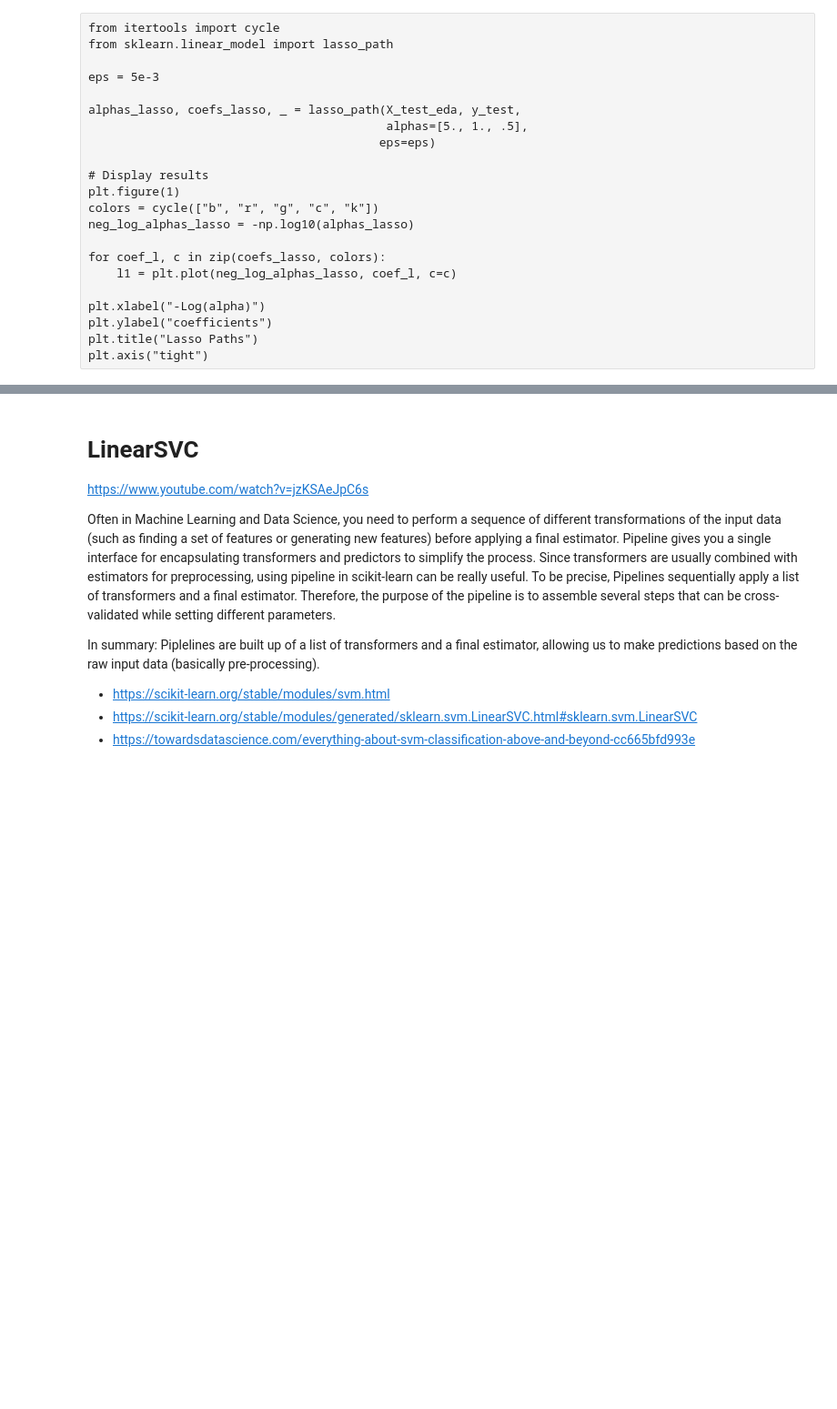
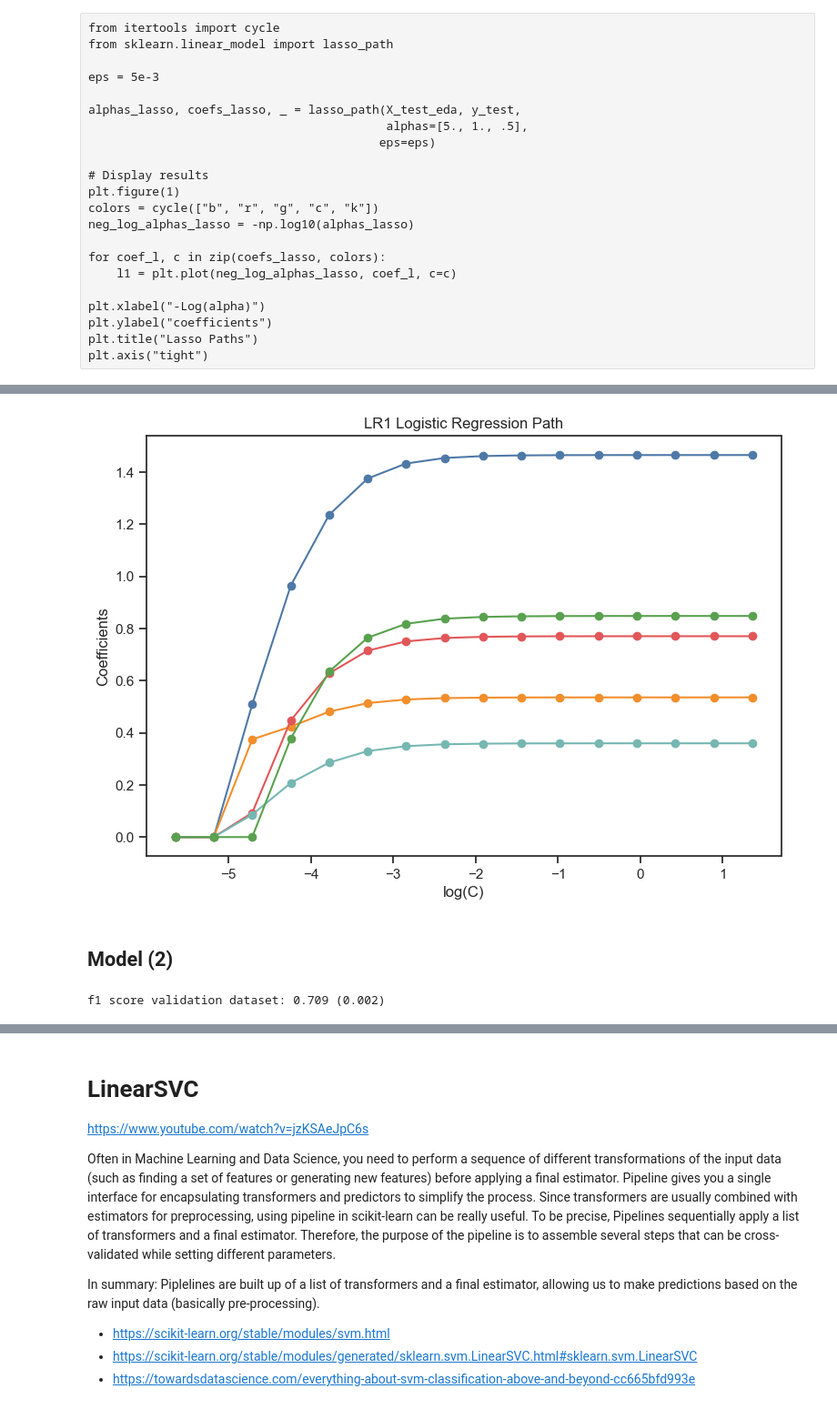
Before and after one commit to csastra/COVID-PNEUMONIA, a Jupyter notebook: 490465932_QBUS4934_Modeling.ipynb, the cells around one changed output, grey strips where cells are left out. Shown at 91% size. Cells and saved outputs as stored; diff of their text form; code cells hidden in the pictures; blank space fills up the shorter version.

```diff
--- a/490465932_QBUS4934_Modeling.ipynb
+++ b/490465932_QBUS4934_Modeling.ipynb
@@ -834,8 +889,8 @@ drop_features_lr = []
 # %%
-X_train_lr= X_train_eda1.drop(drop_features_lr, axis=1)
-X_test_lr= X_test_eda1.drop(drop_features_lr, axis=1)
+X_train_lr1= X_train_eda1.drop(drop_features_lr1, axis=1)
+X_test_lr1= X_test_eda1.drop(drop_features_lr1, axis=1)
 
-features_lrc = X_train_lr.columns
+features_lr1 = X_train_lr1.columns
 
-X_train_lr = scale.fit_transform(X_train_lr)
-X_test_lr = scale.transform(X_test_lr)
+X_train_lr1 = scale.fit_transform(X_train_lr1)
+X_test_lr1 = scale.transform(X_test_lr1)
@@ -841,0 +985,22 @@ X_test_lr = scale.transform(X_test_lr)
+# %%
+%%time
+
+cs = l1_min_c(X_train_lr1_test, y_train, loss="log") * np.logspace(0, 7, 16)
+
+clf = linear_model.LogisticRegression(
+    penalty="l1",
+    solver="saga",
+    tol=1e-4,
+    max_iter=int(1e4),
+    warm_start=True,
+    intercept_scaling=10000.0,
+    random_state=0
+)
+
+coefs_ = []
+for c in cs:
+    clf.set_params(C=c)
+    clf.fit(X_train_lr1_test, y_train)
+    coefs_.append(clf.coef_.ravel().copy())
+
+coefs_ = np.array(coefs_)
@@ -841,0 +1010,15 @@ X_test_lr = scale.transform(X_test_lr)
+# %%
+import matplotlib.pyplot as plt
+
+plt.plot(np.log10(cs), coefs_, marker="o")
+ymin, ymax = plt.ylim()
+plt.xlabel("log(C)")
+plt.ylabel("Coefficients")
+plt.title("LR1 Logistic Regression Path")
+plt.axis("tight")
+plt.savefig('regularization_path_lr1.jpg', bbox_inches='tight')
+plt.show()
+# %% [output]
+[figure, added]
+# %% [markdown]
+## Model (2)
@@ -841,0 +1043,16 @@ X_test_lr = scale.transform(X_test_lr)
+# %%
+# prepare the cross-validation procedure
+cv = StratifiedKFold(n_splits=5, shuffle=True, random_state=1)
+
+# create model
+model = LogisticRegression(penalty = 'l1',
+                        solver='saga',
+                        random_state=0)
+
+# evaluate model
+scores = cross_val_score(model, X_train_lr2, y_train, scoring='f1', cv=cv, n_jobs=-1)
+
+# report performance
+print('f1 score validation dataset: %.3f (%.3f)' % (mean(scores), std(scores)))
+# %% [output]
+f1 score validation dataset: 0.709 (0.002)
```
Also changed, not shown: parts of 36 cells of this notebook.
